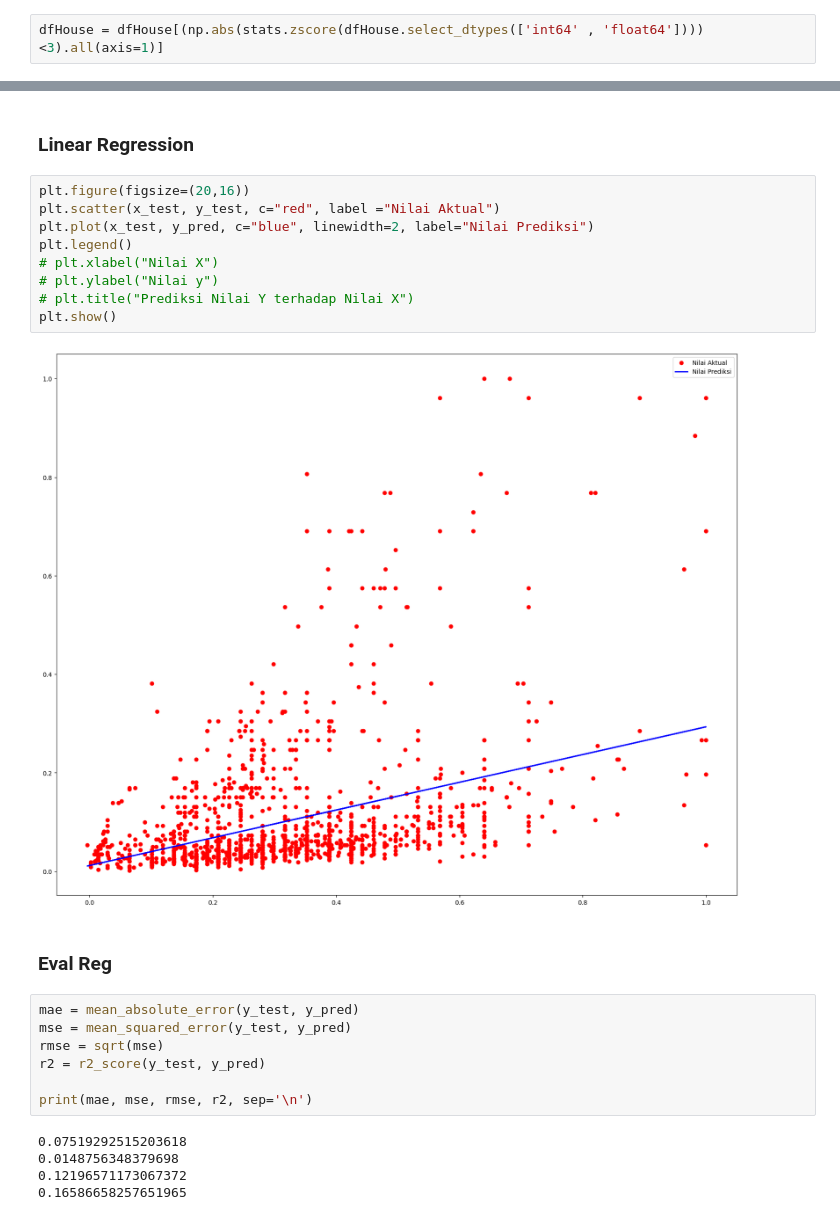
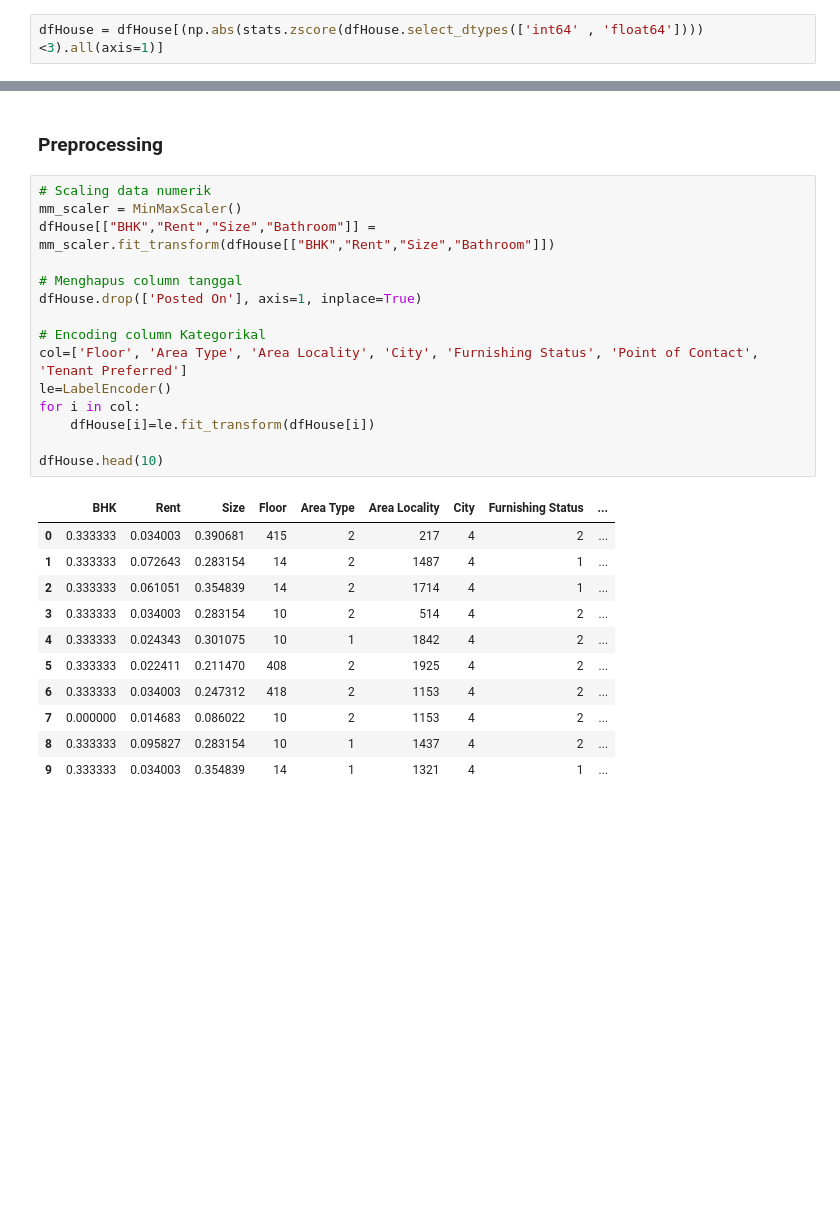
Before and after one commit to NatanaelPLHN/Praktikum_KB, a Jupyter notebook: Posttest_KB_5/posttest5.ipynb, the cells around one changed output, grey strips where cells are left out. Cells and saved outputs as stored; diff of their text form; blank space fills up the shorter version.

```diff
--- a/Posttest_KB_5/posttest5.ipynb
+++ b/Posttest_KB_5/posttest5.ipynb
@@ -65,27 +83,29 @@ y_score
-# %% [markdown]
-### Linear Regression
-# %%
-plt.figure(figsize=(20,16))
-plt.scatter(x_test, y_test, c="red", label ="Nilai Aktual")
-plt.plot(x_test, y_pred, c="blue", linewidth=2, label="Nilai Prediksi")
-plt.legend()
-# plt.xlabel("Nilai X")
-# plt.ylabel("Nilai y")
-# plt.title("Prediksi Nilai Y terhadap Nilai X")
-plt.show()
-# %% [output]
-[figure, removed]
-# %% [markdown]
-### Eval Reg
-# %%
-mae = mean_absolute_error(y_test, y_pred)
-mse = mean_squared_error(y_test, y_pred)
-rmse = sqrt(mse)
-r2 = r2_score(y_test, y_pred)
-
-print(mae, mse, rmse, r2, sep='\n')
-# %% [output]
-0.07519292515203618
-0.0148756348379698
-0.12196571173067372
-0.16586658257651965
+# %% [markdown]
+### Preprocessing
+# %%
+# Scaling data numerik
+mm_scaler = MinMaxScaler()
+dfHouse[["BHK","Rent","Size","Bathroom"]] = mm_scaler.fit_transform(dfHouse[["BHK","Rent","Size","Bathroom"]])
+
+# Menghapus column tanggal
+dfHouse.drop(['Posted On'], axis=1, inplace=True)
+
+# Encoding column Kategorikal
+col=['Floor', 'Area Type', 'Area Locality', 'City', 'Furnishing Status', 'Point of Contact', 'Tenant Preferred']
+le=LabelEncoder()
+for i in col:
+    dfHouse[i]=le.fit_transform(dfHouse[i])
+
+dfHouse.head(10)
+# %% [output]
+|  | BHK | Rent | Size | Floor | Area Type | Area Locality | City | Furnishing Status | ... |
+| 0 | 0.333333 | 0.034003 | 0.390681 | 415 | 2 | 217 | 4 | 2 | ... |
+| 1 | 0.333333 | 0.072643 | 0.283154 | 14 | 2 | 1487 | 4 | 1 | ... |
+| 2 | 0.333333 | 0.061051 | 0.354839 | 14 | 2 | 1714 | 4 | 1 | ... |
+| 3 | 0.333333 | 0.034003 | 0.283154 | 10 | 2 | 514 | 4 | 2 | ... |
+| 4 | 0.333333 | 0.024343 | 0.301075 | 10 | 1 | 1842 | 4 | 2 | ... |
+| 5 | 0.333333 | 0.022411 | 0.211470 | 408 | 2 | 1925 | 4 | 2 | ... |
+| 6 | 0.333333 | 0.034003 | 0.247312 | 418 | 2 | 1153 | 4 | 2 | ... |
+| 7 | 0.000000 | 0.014683 | 0.086022 | 10 | 2 | 1153 | 4 | 2 | ... |
+| 8 | 0.333333 | 0.095827 | 0.283154 | 10 | 1 | 1437 | 4 | 2 | ... |
+| 9 | 0.333333 | 0.034003 | 0.354839 | 14 | 1 | 1321 | 4 | 1 | ... |
```
Also changed, not shown: parts of 35 cells of this notebook.
